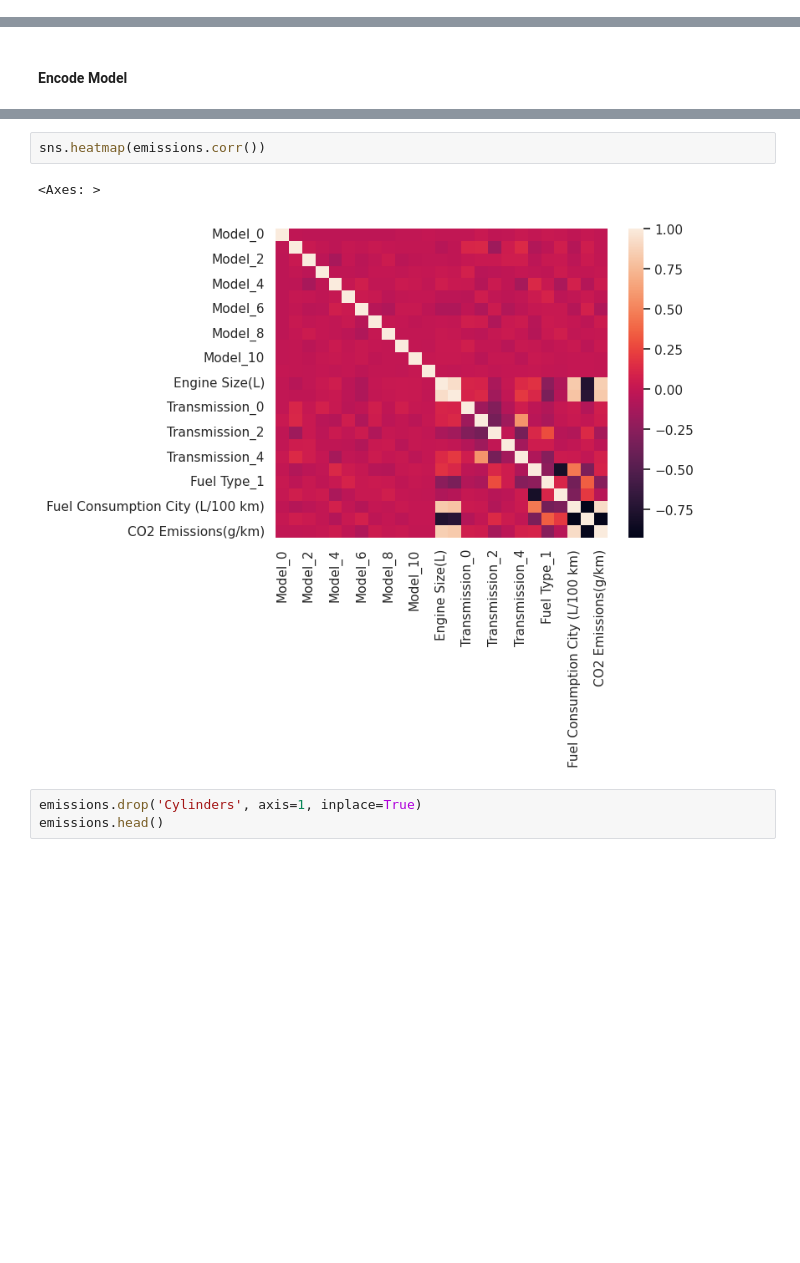
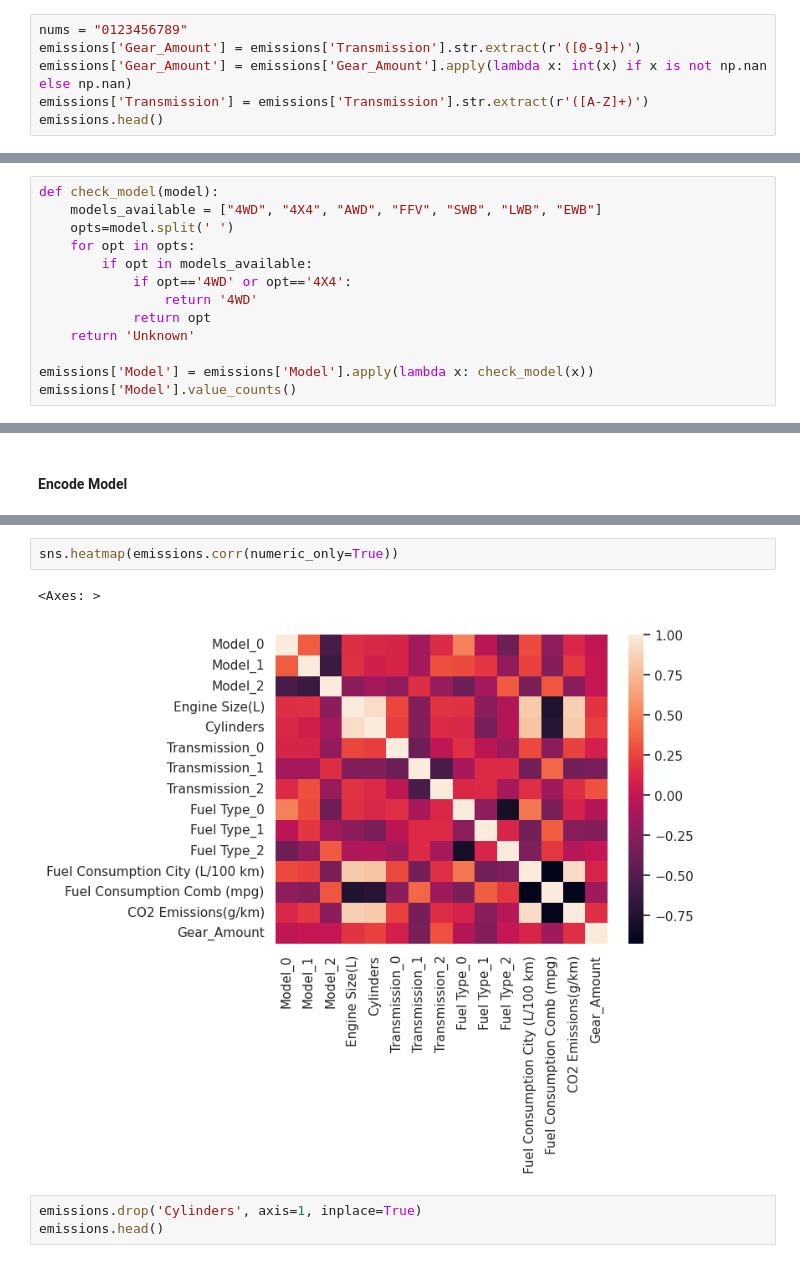
Before and after one commit to ritavaz02/daa, a Jupyter notebook: dataset_grupo/daa.ipynb, the cells around one changed output, grey strips where cells are left out. Drawn from its saved outputs; the diff is of its cells as text; blank space fills up the shorter version.

```diff
--- a/dataset_grupo/daa.ipynb
+++ b/dataset_grupo/daa.ipynb
@@ -231,3 +233,9 @@ Assim, podemos concluir que não existem missing values neste dataset
 # %%
 emissions.drop('Vehicle Class', axis=1, inplace=True)
 emissions.drop('Make', axis=1, inplace=True)
+# %%
+nums = "0123456789"
+emissions['Gear_Amount'] = emissions['Transmission'].str.extract(r'([0-9]+)')
+emissions['Gear_Amount'] = emissions['Gear_Amount'].apply(lambda x: int(x) if x is not np.nan else np.nan)
+emissions['Transmission'] = emissions['Transmission'].str.extract(r'([A-Z]+)')
+emissions.head()
@@ -233,0 +249,13 @@ emissions.drop('Make', axis=1, inplace=True)
+# %%
+def check_model(model):
+    models_available = ["4WD", "4X4", "AWD", "FFV", "SWB", "LWB", "EWB"]
+    opts=model.split(' ')
+    for opt in opts:
+        if opt in models_available:
+            if opt=='4WD' or opt=='4X4':
+                return '4WD'
+            return opt
+    return 'Unknown'
+
+emissions['Model'] = emissions['Model'].apply(lambda x: check_model(x))
+emissions['Model'].value_counts()
@@ -321,8 +384,8 @@ emissions.head()
 # %%
-sns.heatmap(emissions.corr())
+sns.heatmap(emissions.corr(numeric_only=True))
 # %% [output]
 <Axes: >
-[figure, old version]
+[figure, new version]
 # %%
 emissions.drop('Cylinders', axis=1, inplace=True)
 emissions.head()
```
Also changed, not shown: parts of 11 cells of this notebook.
